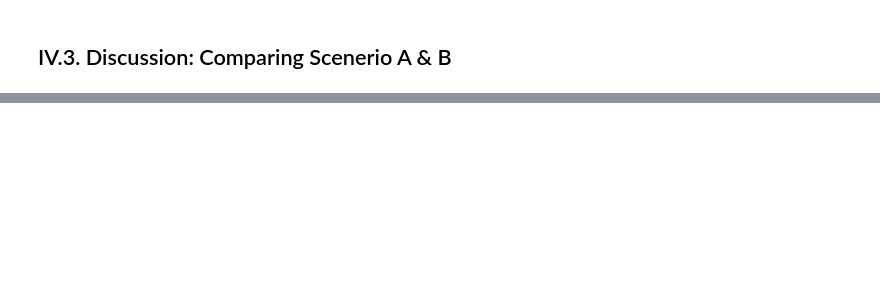
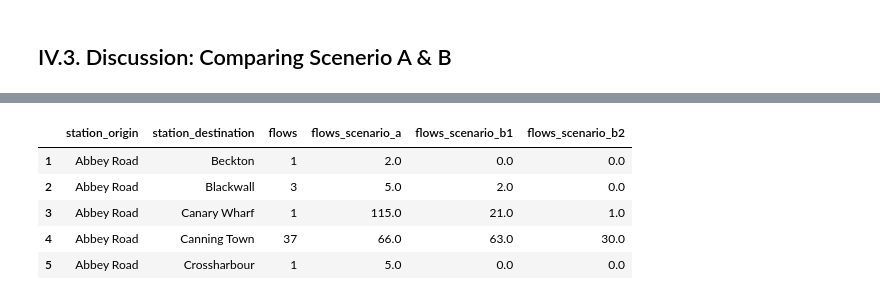
Before and after one commit to NikhilSDesai/UrbanSimulation, a Jupyter notebook: Final_Assessment.ipynb, the cells around one changed output, grey strips where cells are left out. Saved outputs shown, nothing was run; the diff lists cells and outputs as text; code cells hidden in the pictures; blank space fills up the shorter version.

```diff
--- a/Final_Assessment.ipynb
+++ b/Final_Assessment.ipynb
@@ -2223,0 +2300,12 @@ Total Scenario A Flows: 1542276.0
+# %%
+#All Scenarios Compared Directly against each other
+col_names = ['station_origin', 'station_destination', 'flows', 'flows_scenario_a', 'flows_scenario_b1', 'flows_scenario_b2']
+
+london_flows.iloc[:][col_names].head()
+# %% [output]
+|  | station_origin | station_destination | flows | flows_scenario_a | flows_scenario_b1 | flows_scenario_b2 |
+| 1 | Abbey Road | Beckton | 1 | 2.0 | 0.0 | 0.0 |
+| 2 | Abbey Road | Blackwall | 3 | 5.0 | 2.0 | 0.0 |
+| 3 | Abbey Road | Canary Wharf | 1 | 115.0 | 21.0 | 1.0 |
+| 4 | Abbey Road | Canning Town | 37 | 66.0 | 63.0 | 30.0 |
+| 5 | Abbey Road | Crossharbour | 1 | 5.0 | 0.0 | 0.0 |
```
Also changed, not shown: parts of 14 cells of this notebook.
